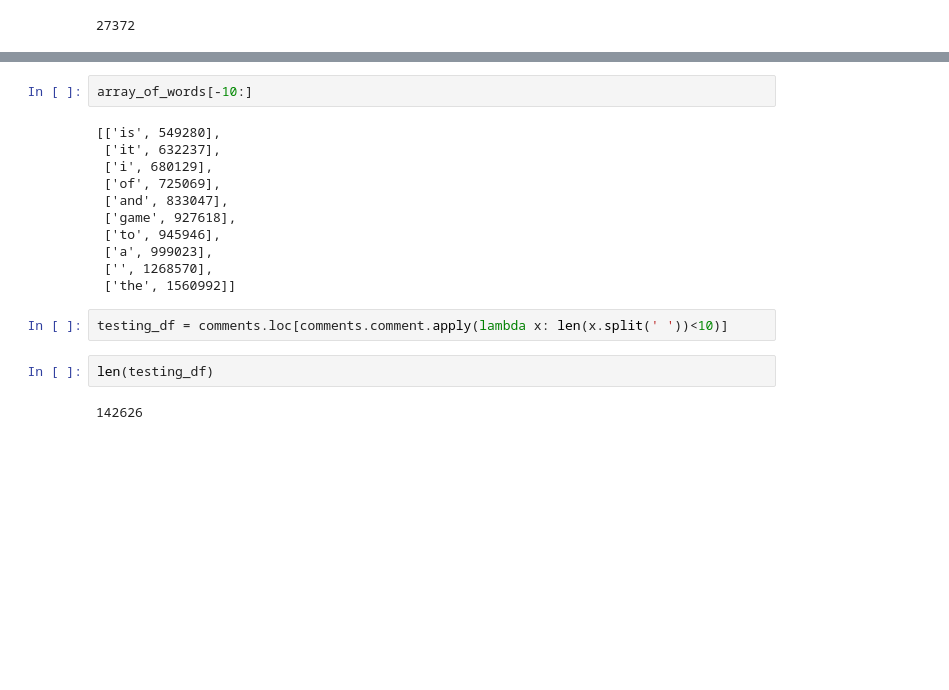
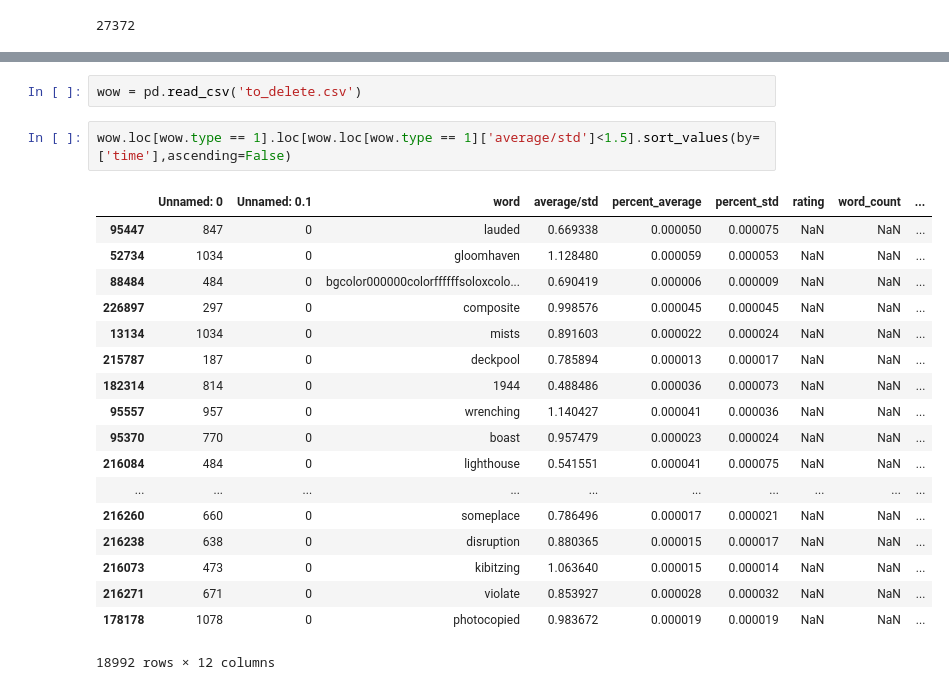
Before and after one commit to matthewgiem/boardgame_sentiment_analysis, a Jupyter notebook: Sentiment Analysis.ipynb, the cells around one changed output, grey strips where cells are left out. Saved outputs shown, nothing was run; the diff lists cells and outputs as text; blank space fills up the shorter version.

```diff
--- a/Sentiment Analysis.ipynb
+++ b/Sentiment Analysis.ipynb
@@ -228,19 +241,23 @@ dataframe written from 303 to 403
-# %%
-array_of_words[-10:]
-# %% [output]
-[['is', 549280],
- ['it', 632237],
- ['i', 680129],
- ['of', 725069],
- ['and', 833047],
- ['game', 927618],
- ['to', 945946],
- ['a', 999023],
- ['', 1268570],
- ['the', 1560992]]
-# %%
-testing_df = comments.loc[comments.comment.apply(lambda x: len(x.split(' '))<10)]
-# %%
-len(testing_df)
-# %% [output]
-142626
+# %%
+wow = pd.read_csv('to_delete.csv')
+# %%
+wow.loc[wow.type == 1].loc[wow.loc[wow.type == 1]['average/std']<1.5].sort_values(by=['time'],ascending=False)
+# %% [output]
+|  | Unnamed: 0 | Unnamed: 0.1 | word | average/std | percent_average | percent_std | rating | word_count | ... |
+| 95447 | 847 | 0 | lauded | 0.669338 | 0.000050 | 0.000075 | NaN | NaN | ... |
+| 52734 | 1034 | 0 | gloomhaven | 1.128480 | 0.000059 | 0.000053 | NaN | NaN | ... |
+| 88484 | 484 | 0 | bgcolor000000colorffffffsoloxcolo... | 0.690419 | 0.000006 | 0.000009 | NaN | NaN | ... |
+| 226897 | 297 | 0 | composite | 0.998576 | 0.000045 | 0.000045 | NaN | NaN | ... |
+| 13134 | 1034 | 0 | mists | 0.891603 | 0.000022 | 0.000024 | NaN | NaN | ... |
+| 215787 | 187 | 0 | deckpool | 0.785894 | 0.000013 | 0.000017 | NaN | NaN | ... |
+| 182314 | 814 | 0 | 1944 | 0.488486 | 0.000036 | 0.000073 | NaN | NaN | ... |
+| 95557 | 957 | 0 | wrenching | 1.140427 | 0.000041 | 0.000036 | NaN | NaN | ... |
+| 95370 | 770 | 0 | boast | 0.957479 | 0.000023 | 0.000024 | NaN | NaN | ... |
+| 216084 | 484 | 0 | lighthouse | 0.541551 | 0.000041 | 0.000075 | NaN | NaN | ... |
+| ... | ... | ... | ... | ... | ... | ... | ... | ... | ... |
+| 216260 | 660 | 0 | someplace | 0.786496 | 0.000017 | 0.000021 | NaN | NaN | ... |
+| 216238 | 638 | 0 | disruption | 0.880365 | 0.000015 | 0.000017 | NaN | NaN | ... |
+| 216073 | 473 | 0 | kibitzing | 1.063640 | 0.000015 | 0.000014 | NaN | NaN | ... |
+| 216271 | 671 | 0 | violate | 0.853927 | 0.000028 | 0.000032 | NaN | NaN | ... |
+| 178178 | 1078 | 0 | photocopied | 0.983672 | 0.000019 | 0.000019 | NaN | NaN | ... |
+18992 rows × 12 columns
```
Also changed, not shown: parts of 2 cells of this notebook.
